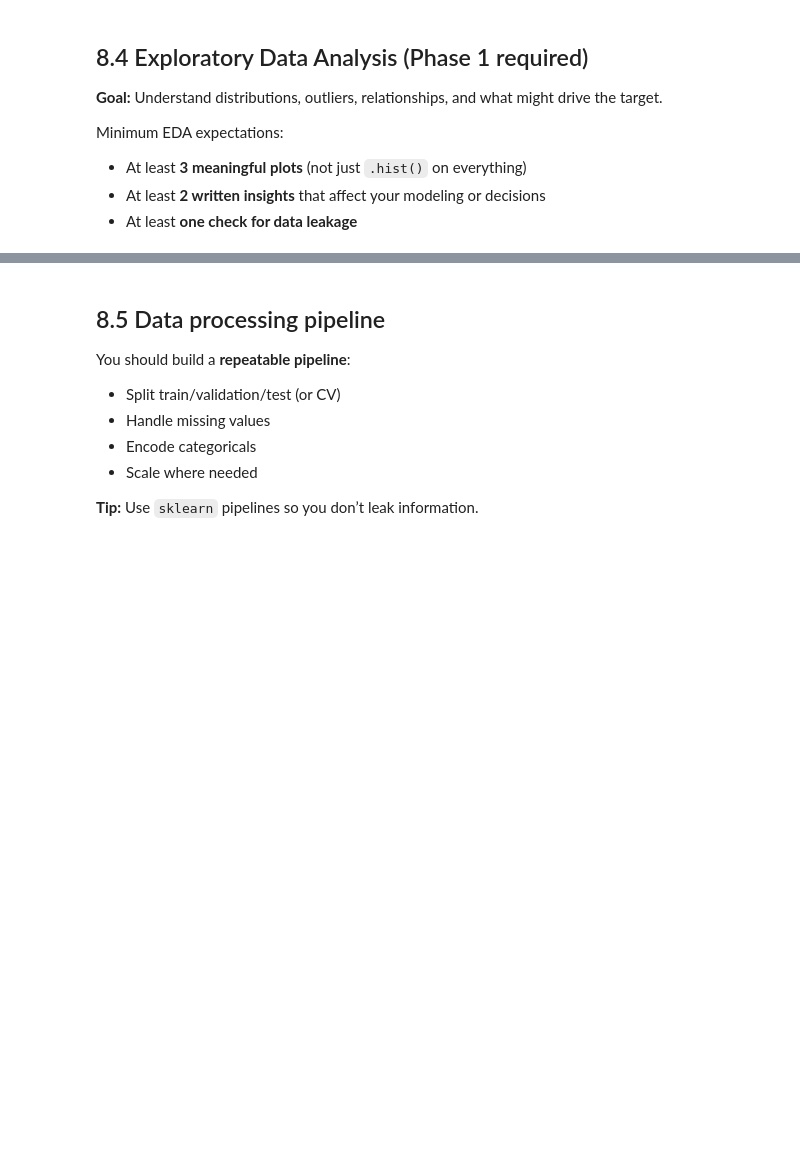
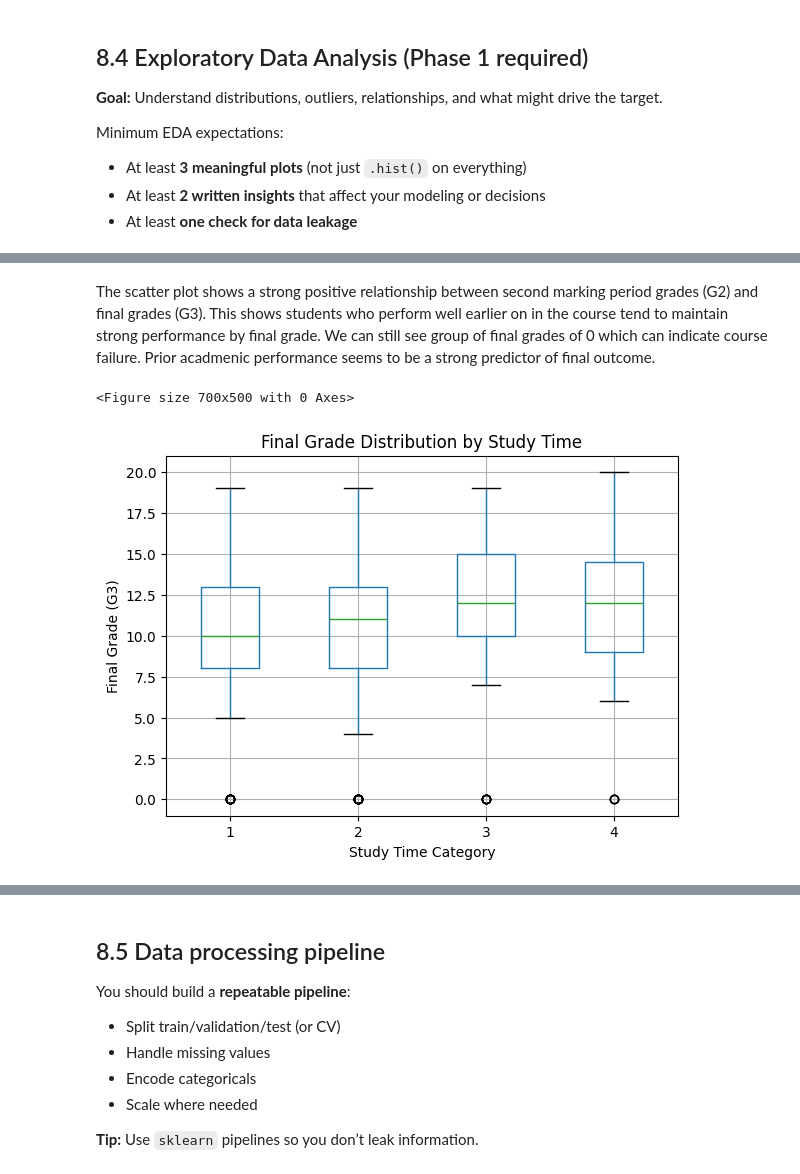
Before and after one commit to aleysha23/502project, a Jupyter notebook: 502project.ipynb, the cells around one changed output, grey strips where cells are left out. Saved outputs shown, nothing was run; the diff lists cells and outputs as text; code cells hidden in the pictures; blank space fills up the shorter version.

```diff
--- a/502project.ipynb
+++ b/502project.ipynb
@@ -337,0 +440,18 @@ else:
+# %% [markdown]
+The scatter plot shows a strong positive relationship between second marking period grades (G2) and final grades (G3). This shows students who perform well earlier on in the course tend to maintain strong performance by final grade. We can still see group of final grades of 0 which can indicate course failure. Prior acadmenic performance seems to be a strong predictor of final outcome.
+# %%
+import matplotlib.pyplot as plt
+
+plt.figure(figsize=(7,5))
+
+df.boxplot(column="G3", by="studytime")
+
+plt.title("Final Grade Distribution by Study Time")
+plt.suptitle("")  # removes automatic extra title
+plt.xlabel("Study Time Category")
+plt.ylabel("Final Grade (G3)")
+
+plt.show()
+# %% [output]
+<Figure size 700x500 with 0 Axes>
+[figure, added]
```
Also changed, not shown: parts of 31 cells of this notebook.
